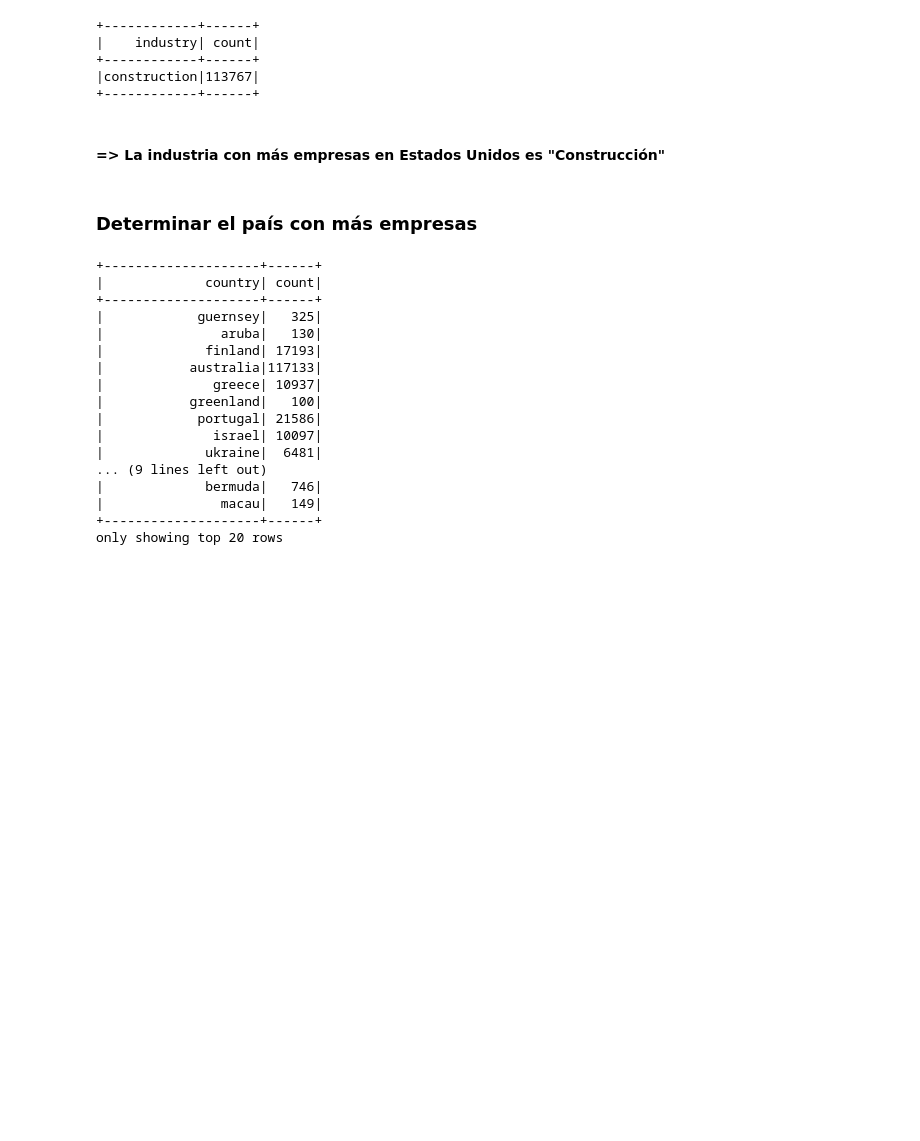
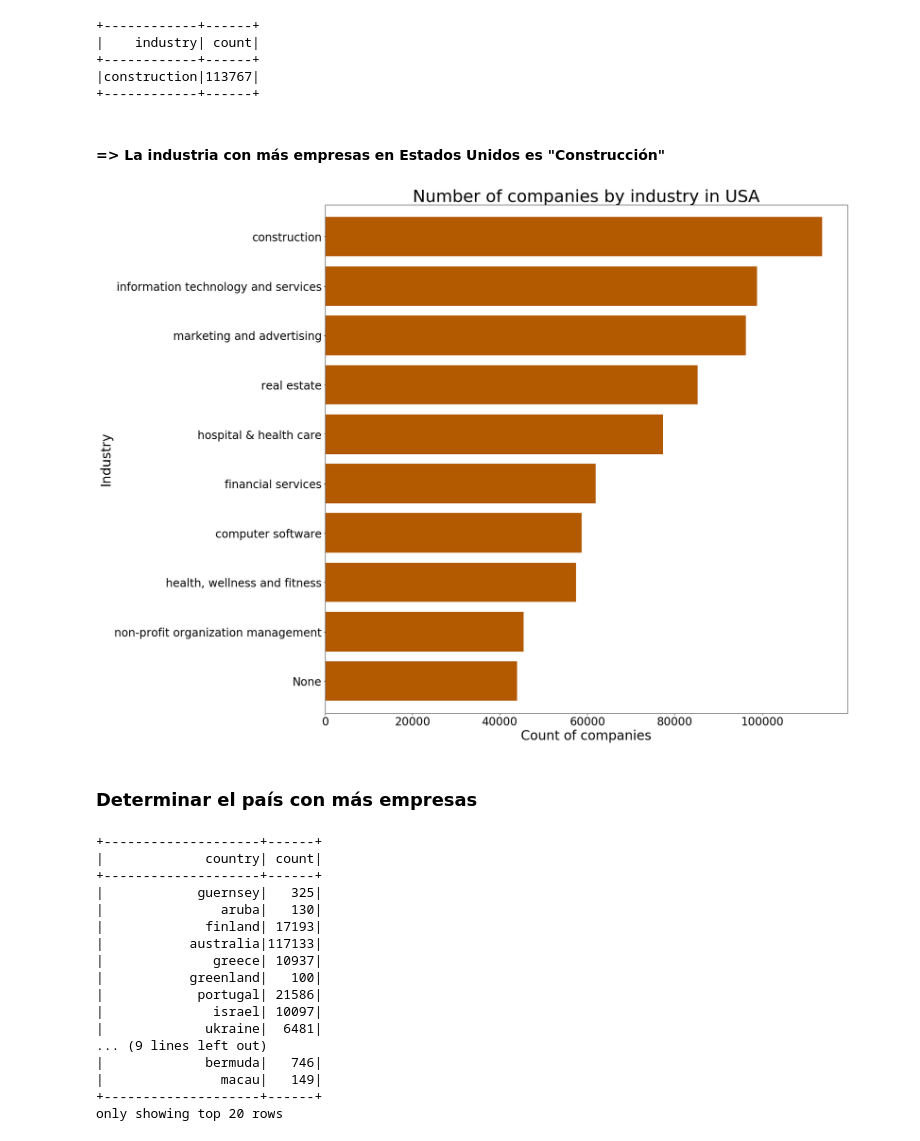
Before and after one commit to fernandasecinaroinnovant/bigdata-obl, a Jupyter notebook: obligatorio_companies.ipynb, the cells around one changed output. Cells and saved outputs as stored; diff of their text form; code cells hidden in the pictures; blank space fills up the shorter version.

```diff
--- a/obligatorio_companies.ipynb
+++ b/obligatorio_companies.ipynb
@@ -357,6 +403,29 @@ count_per_industry_in_usa.where((count_per_industry_in_usa["count"] == count_ind
 +------------+------+
 # %% [markdown]
 #### => La industria con más empresas en Estados Unidos es "Construcción"
+# %%
+# Realizamos una gráfica de industria vs cantidad de empresas en Estados Unidos
+count_per_industry_in_usa_collect  = count_per_industry_in_usa.collect()
+industries_items_usa = [item[0] for item in count_per_industry_in_usa_collect]
+count_items_usa = [item[1] for item in count_per_industry_in_usa_collect]
+count_per_industry_in_usa_collect = {"industry" : industries_items_usa, "count": count_items_usa}
+count_per_industry_usa_df = pd.DataFrame(count_per_industry_in_usa_collect)
+count_per_industry_usa_df = count_per_industry_usa_df.sort_values(by = "count", ascending  = False)
+count_per_industry_usa_df = count_per_industry_usa_df.iloc[:10]
+
+myplot = count_per_industry_usa_df.plot(figsize = (20,20), kind = "barh", color = "#b35900", width = 0.8,
+                               x = "industry", y = "count", legend = False)
+
+myplot.invert_yaxis()
+
+plt.xlabel("Count of companies", fontsize = 28)
+plt.ylabel("Industry", fontsize = 28)
+plt.title("Number of companies by industry in USA", fontsize = 36)
+plt.xticks(size = 24)
+plt.yticks(size = 24)
+plt.show()
+# %% [output]
+[figure, added]
 # %% [markdown]
 ### Determinar el país con más empresas
 # %%
```
Also changed, not shown: parts of 92 cells of this notebook, 1 other file.
